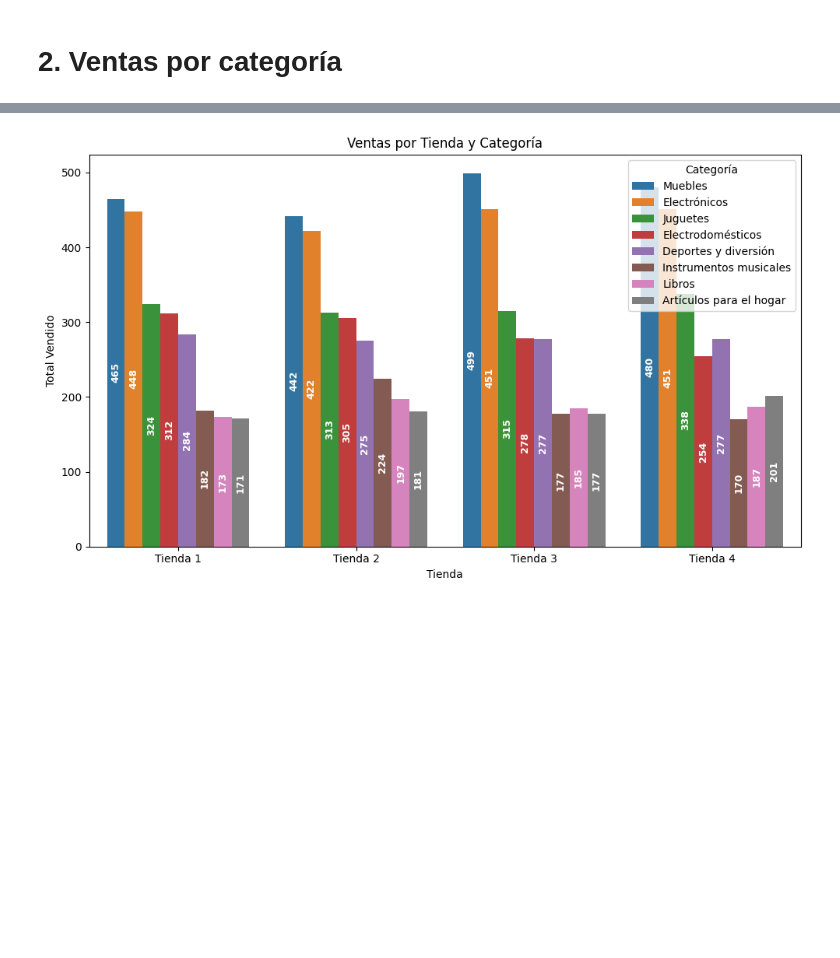
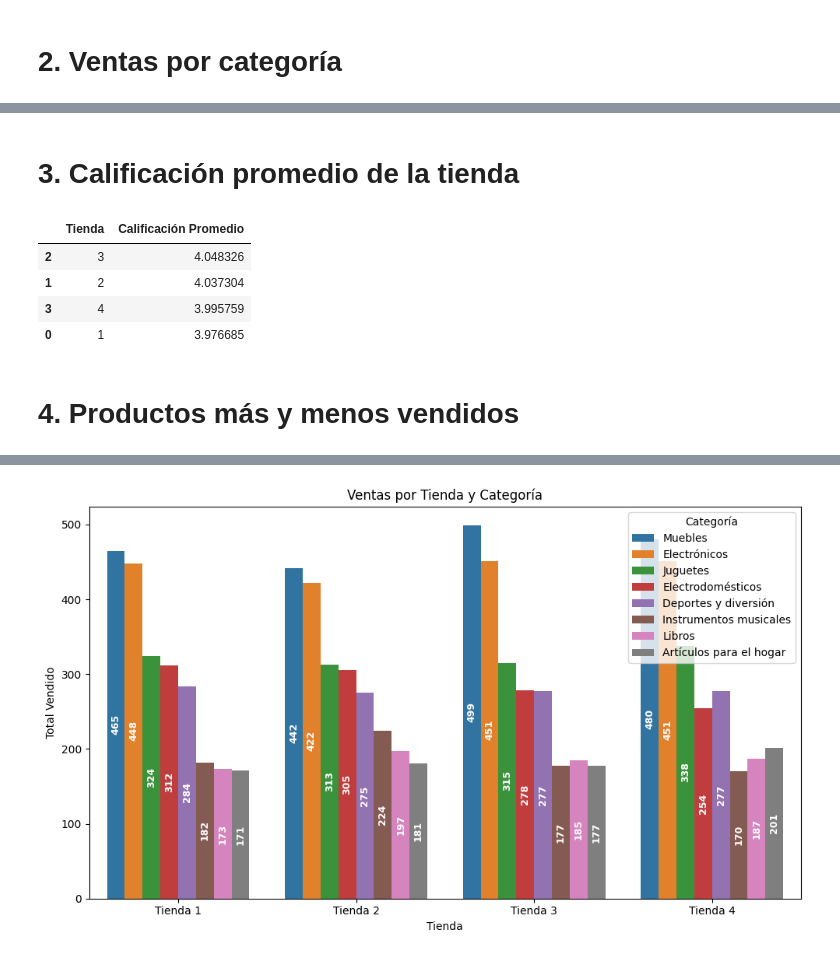
Before and after one commit to Brayan8Ch/challenge1-data-science-latam_alura, a Jupyter notebook: AluraStoreLatam.ipynb, the cells around one changed output, grey strips where cells are left out. Saved outputs shown, nothing was run; the diff lists cells and outputs as text; code cells hidden in the pictures; blank space fills up the shorter version.

```diff
--- a/AluraStoreLatam.ipynb
+++ b/AluraStoreLatam.ipynb
@@ -76,0 +73,13 @@ df_ventas_x_cat
+# %% [markdown]
+# 3. Calificación promedio de la tienda
+# %%
+df_calificacion = df_stores.groupby('Tienda')['Calificación'].mean().reset_index(name='Calificación Promedio')
+df_calificacion.sort_values('Calificación Promedio', ascending=False)
+# %% [output]
+|  | Tienda | Calificación Promedio |
+| 2 | 3 | 4.048326 |
+| 1 | 2 | 4.037304 |
+| 3 | 4 | 3.995759 |
+| 0 | 1 | 3.976685 |
+# %% [markdown]
+# 4. Productos más y menos vendidos
```
Also changed, not shown: parts of 23 cells of this notebook.
